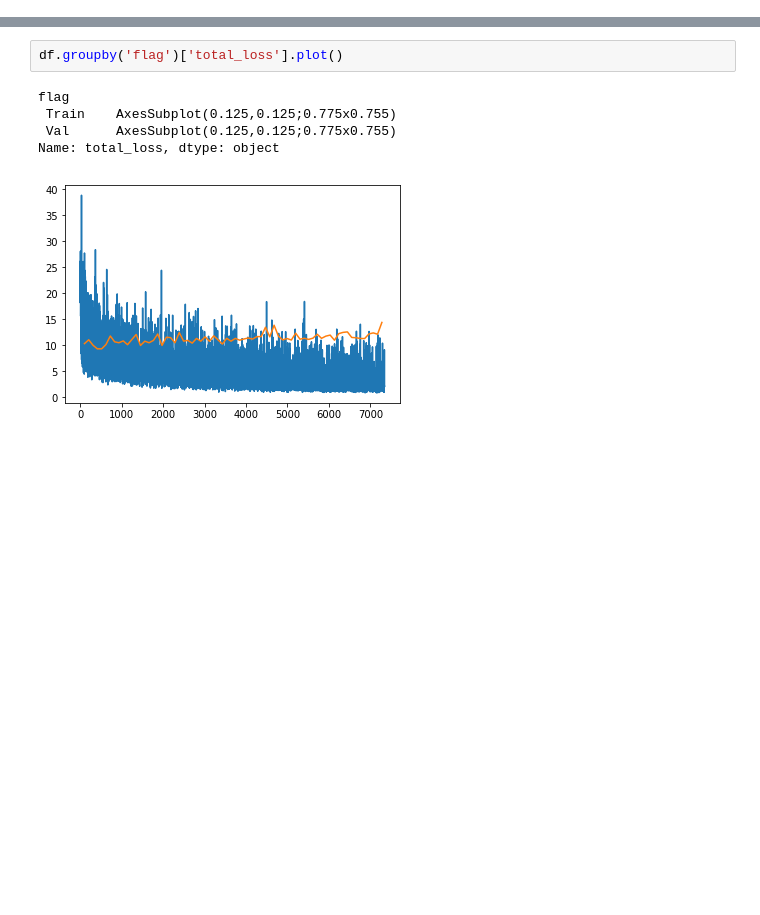
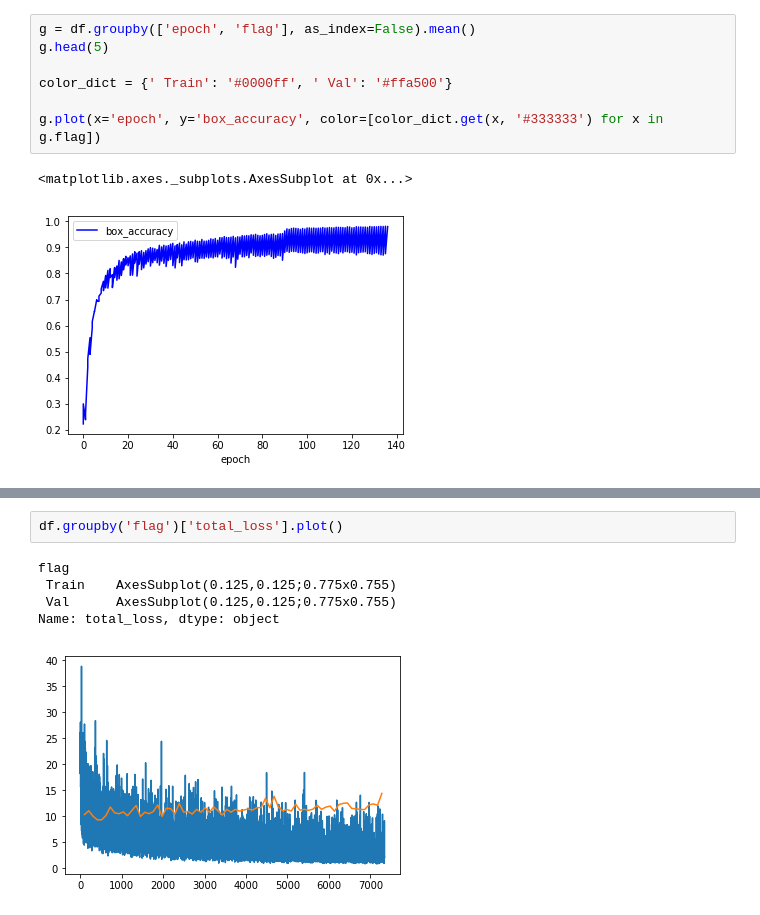
Before and after one commit to aelskhawy/own_adl4cv, a Jupyter notebook: read_logs.ipynb, the cells around one changed output, grey strips where cells are left out. Drawn from its saved outputs; the diff is of its cells as text; blank space fills up the shorter version.

```diff
--- a/read_logs.ipynb
+++ b/read_logs.ipynb
@@ -29,0 +58,10 @@ print(max(df[df['flag'] == ' Val']['box_accuracy']))
+# %%
+g = df.groupby(['epoch', 'flag'], as_index=False).mean()
+g.head(5)
+
+color_dict = {' Train': '#0000ff', ' Val': '#ffa500'}
+
+g.plot(x='epoch', y='box_accuracy', color=[color_dict.get(x, '#333333') for x in g.flag])
+# %% [output]
+<matplotlib.axes._subplots.AxesSubplot at 0x...>
+[figure, added]
```
Also changed, not shown: parts of 9 cells of this notebook, 13 other files.
